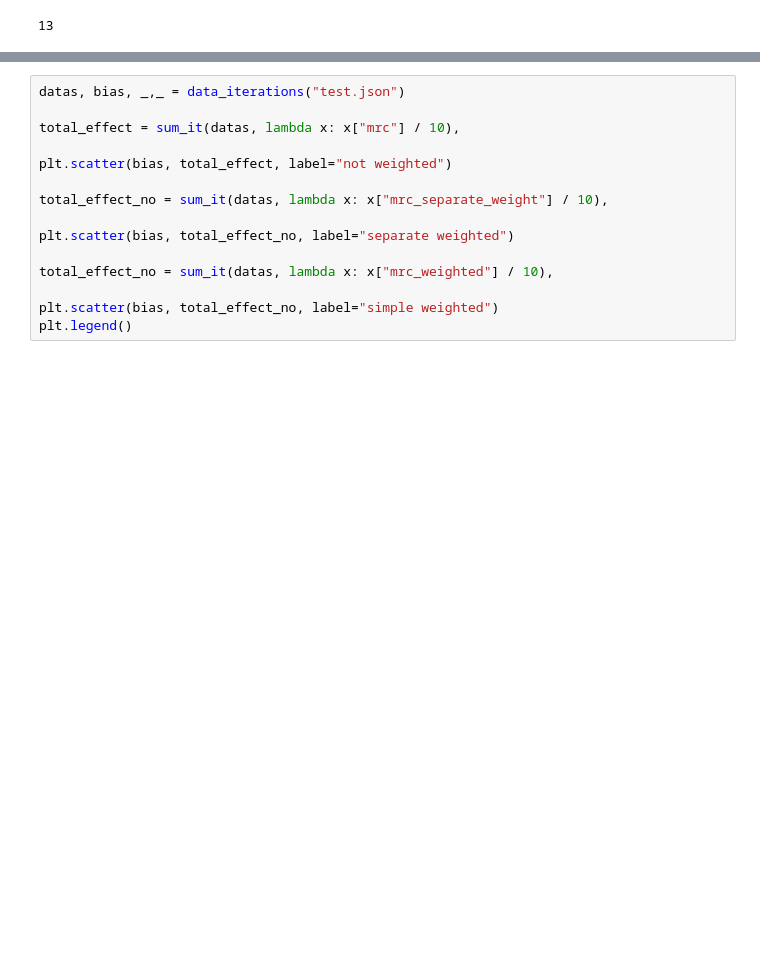
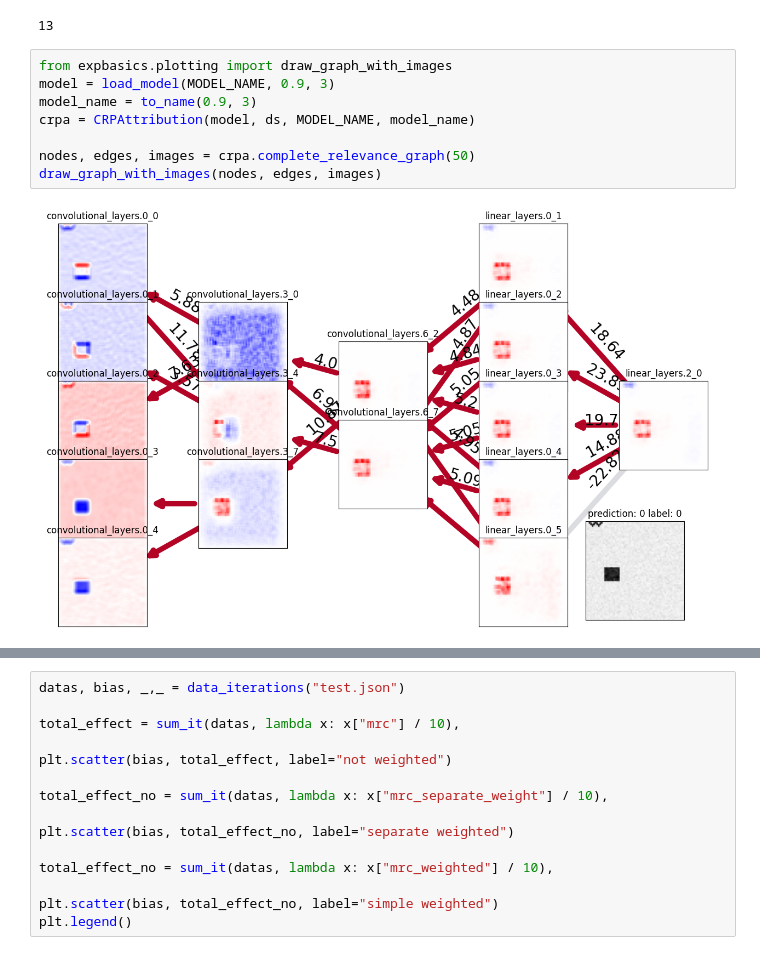
Before and after one commit to lillijo/xai-evaluation-master-thesis, a Jupyter notebook: experiments/fixed_causal_model.ipynb, the cells around one changed output, grey strips where cells are left out. Saved outputs shown, nothing was run; the diff lists cells and outputs as text; blank space fills up the shorter version.

```diff
--- a/experiments/fixed_causal_model.ipynb
+++ b/experiments/fixed_causal_model.ipynb
@@ -43,3 +43,13 @@ ds = BiasedNoisyDataset()
 print(len(indices))
 # %% [output]
 13
+# %%
+from expbasics.plotting import draw_graph_with_images
+model = load_model(MODEL_NAME, 0.9, 3)
+model_name = to_name(0.9, 3)
+crpa = CRPAttribution(model, ds, MODEL_NAME, model_name)
+
+nodes, edges, images = crpa.complete_relevance_graph(50)
+draw_graph_with_images(nodes, edges, images)
+# %% [output]
+[figure, added]
```
Also changed, not shown: parts of 6 cells of this notebook, 5 other files.
